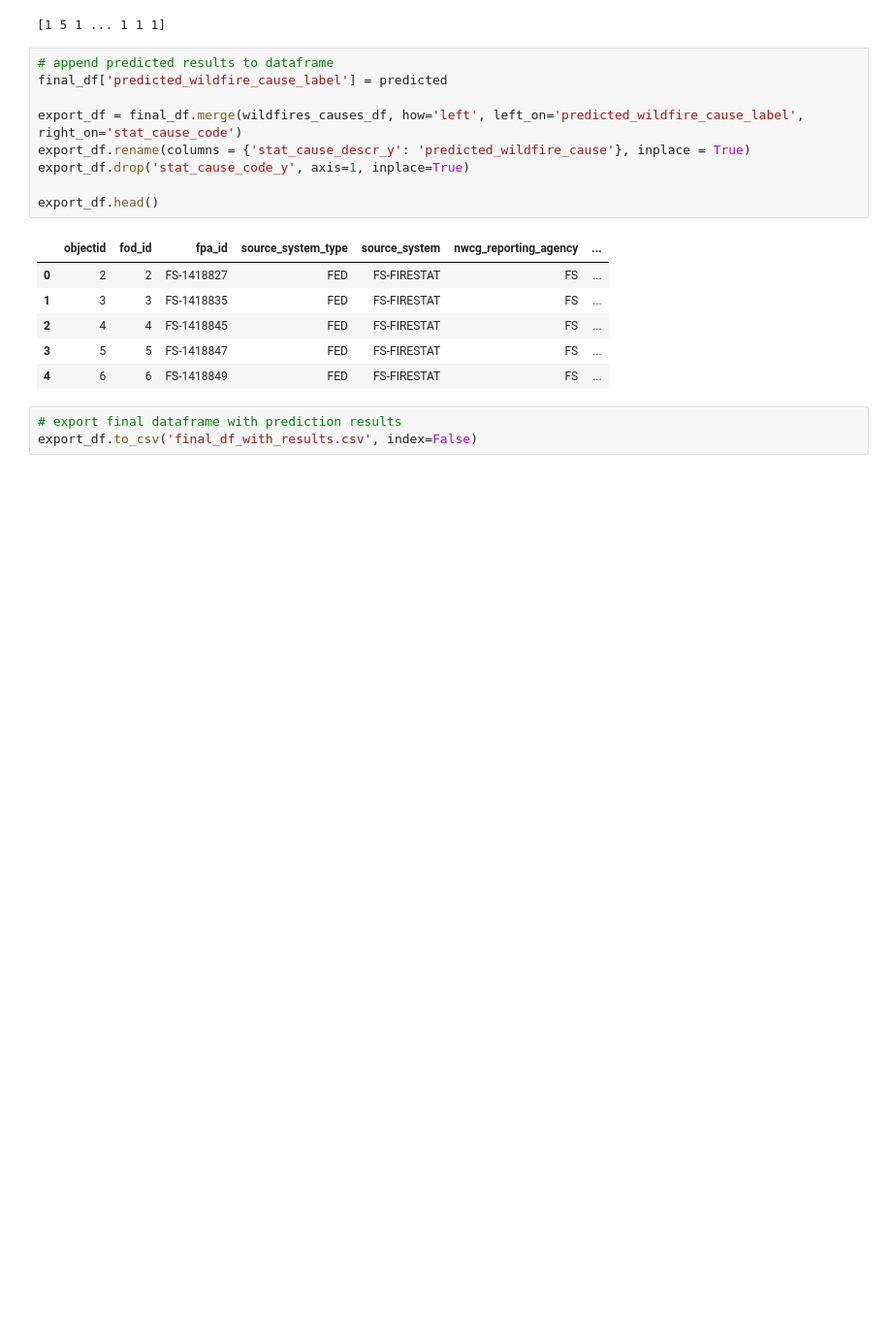
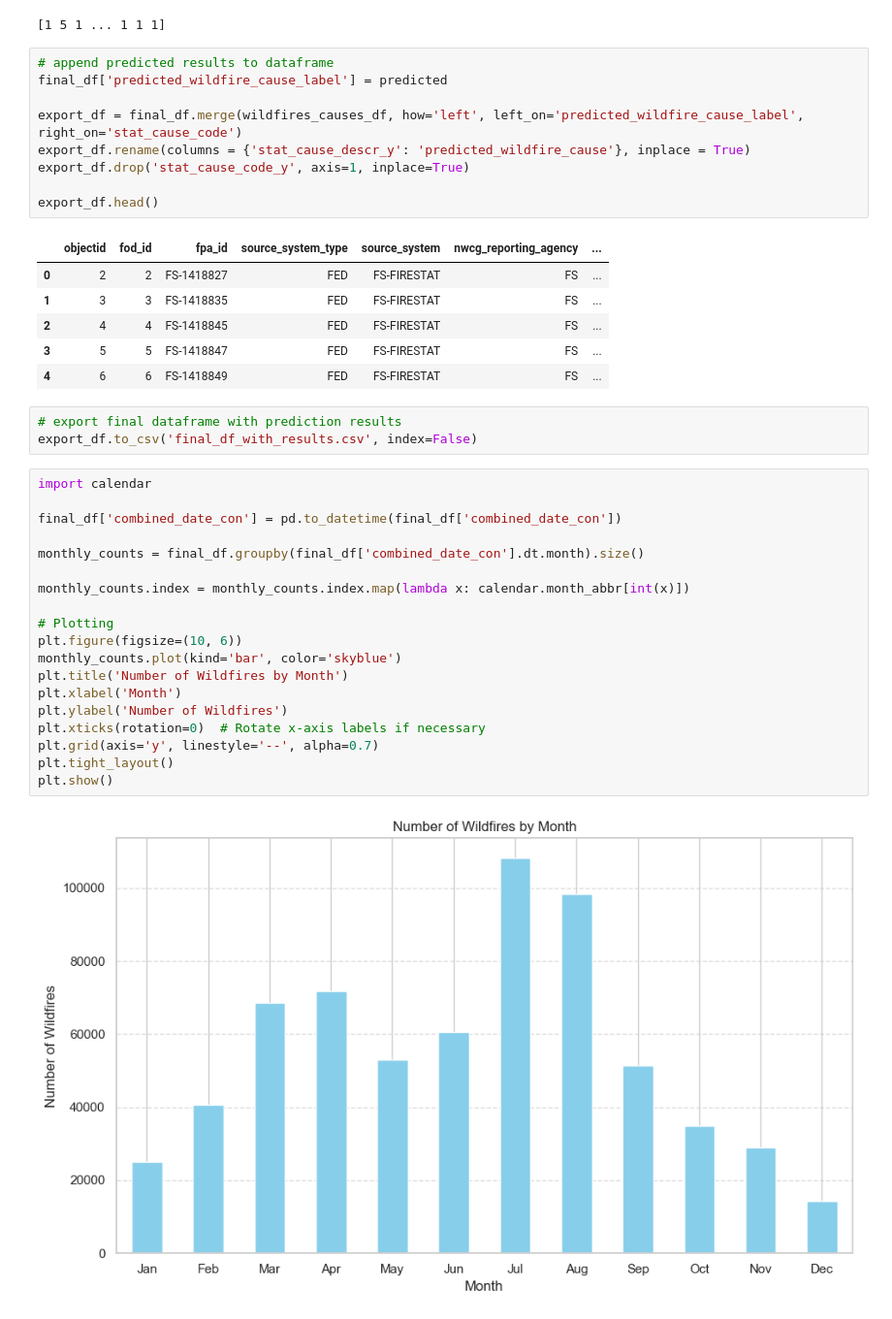
Before and after one commit to jli82/wildfire-analysis, a Jupyter notebook: main.ipynb, the cells around one changed output. Shown at 97% size. Saved outputs shown, nothing was run; the diff lists cells and outputs as text; blank space fills up the shorter version.

Commit message:
added some visualizations

```diff
--- a/main.ipynb
+++ b/main.ipynb
@@ -535,3 +537,24 @@ export_df.head()
 # %%
 # export final dataframe with prediction results
 export_df.to_csv('final_df_with_results.csv', index=False)
+# %%
+import calendar
+
+final_df['combined_date_con'] = pd.to_datetime(final_df['combined_date_con'])
+
+monthly_counts = final_df.groupby(final_df['combined_date_con'].dt.month).size()
+
+monthly_counts.index = monthly_counts.index.map(lambda x: calendar.month_abbr[int(x)])
+
+# Plotting
+plt.figure(figsize=(10, 6))
+monthly_counts.plot(kind='bar', color='skyblue')
+plt.title('Number of Wildfires by Month')
+plt.xlabel('Month')
+plt.ylabel('Number of Wildfires')
+plt.xticks(rotation=0)  # Rotate x-axis labels if necessary
+plt.grid(axis='y', linestyle='--', alpha=0.7)
+plt.tight_layout()
+plt.show()
+# %% [output]
+[figure, added]
```
Also changed, not shown: parts of 14 cells of this notebook.
